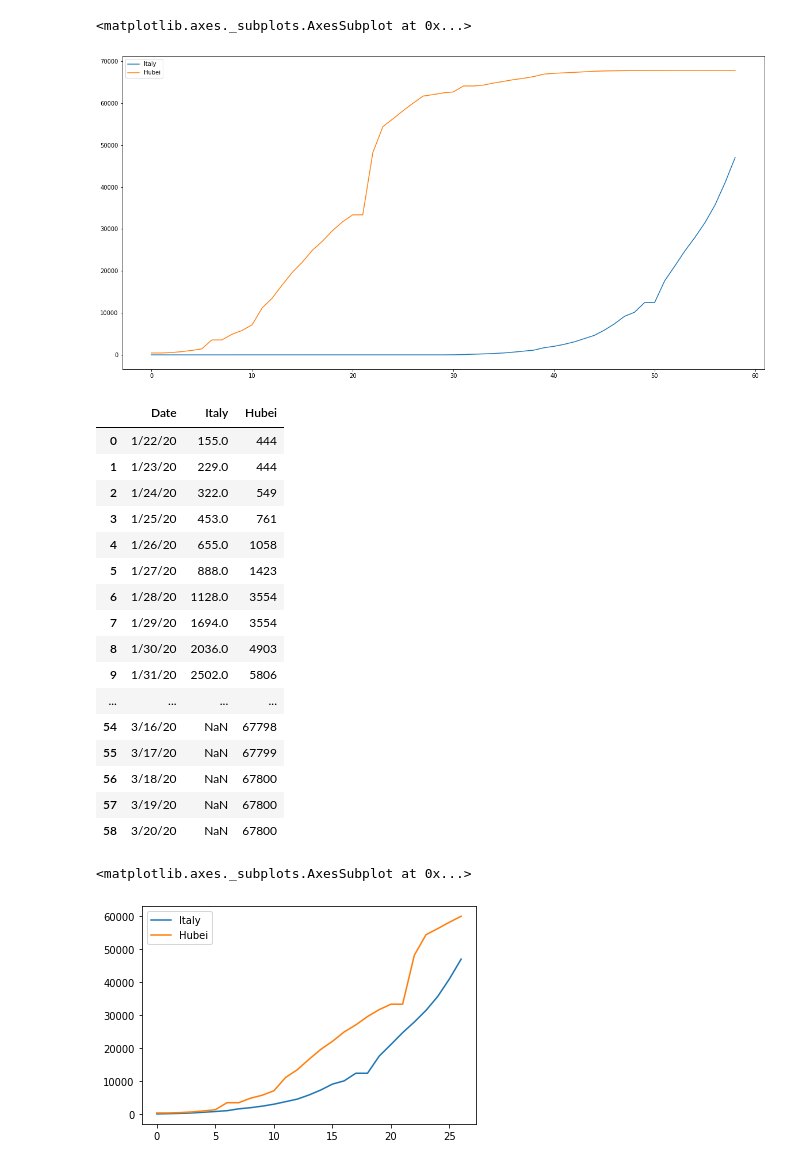
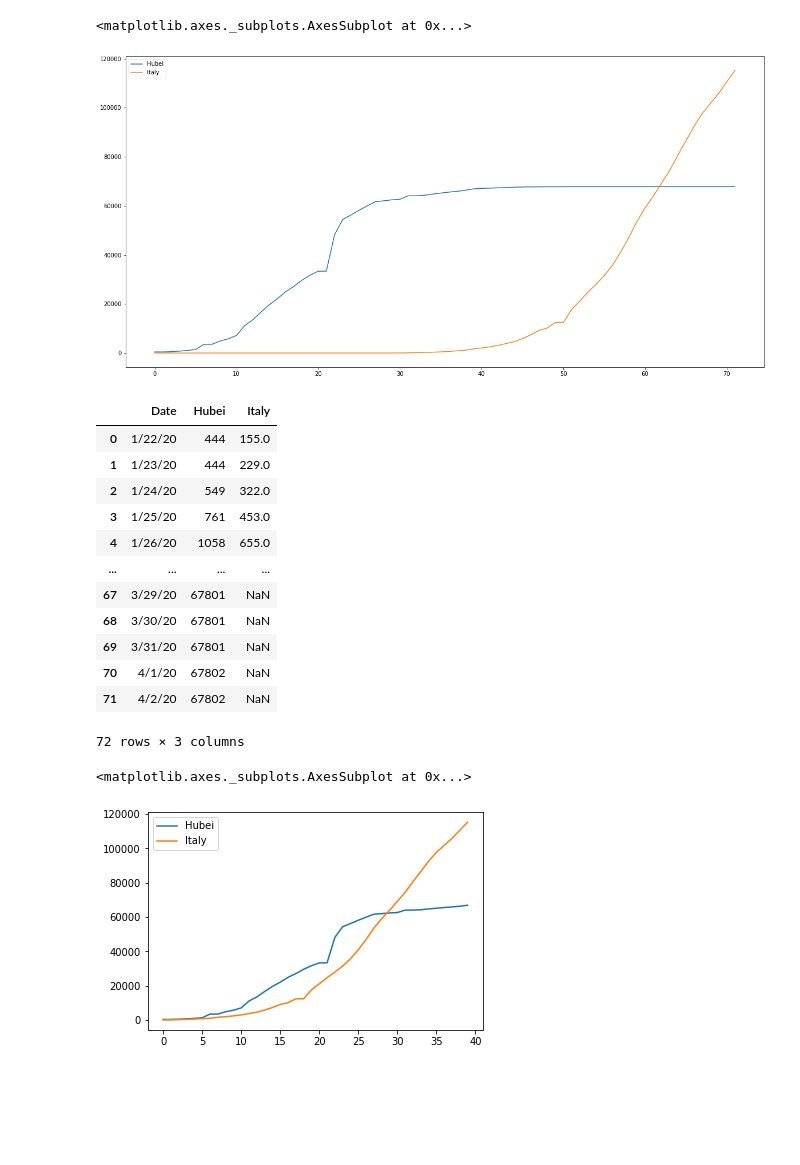
Before and after one commit to fiskker/COVID-19, a Jupyter notebook: Italy - China.ipynb, the cells around one changed output. Cells and saved outputs as stored; diff of their text form; code cells hidden in the pictures; blank space fills up the shorter version.

```diff
--- a/Italy - China.ipynb
+++ b/Italy - China.ipynb
@@ -18,33 +18,29 @@ cases_d
 # %%
 cases_d_t = cases_d.transpose()
 cases_d_t = cases_d_t.reset_index()
-cases_d_t.rename(columns={'index': 'Date', 16: 'Italy', 154: 'Hubei'}, inplace=True)
+cases_d_t.rename(columns={'index': 'Date', 137: 'Italy', 62: 'Hubei'}, inplace=True)
 cases_d_t.plot(figsize = (20, 10))
 # %% [output]
 <matplotlib.axes._subplots.AxesSubplot at 0x...>
-[figure, old version]
+[figure, new version]
 # %%
 # Shift data to outbreak start
 cases_d_t['Italy'] = cases_d_t['Italy'].shift(-32)
 cases_d_t
 # %% [output]
-|  | Date | Italy | Hubei |
-| 0 | 1/22/20 | 155.0 | 444 |
-| 1 | 1/23/20 | 229.0 | 444 |
-| 2 | 1/24/20 | 322.0 | 549 |
-| 3 | 1/25/20 | 453.0 | 761 |
-| 4 | 1/26/20 | 655.0 | 1058 |
-| 5 | 1/27/20 | 888.0 | 1423 |
-| 6 | 1/28/20 | 1128.0 | 3554 |
-| 7 | 1/29/20 | 1694.0 | 3554 |
-| 8 | 1/30/20 | 2036.0 | 4903 |
-| 9 | 1/31/20 | 2502.0 | 5806 |
+|  | Date | Hubei | Italy |
+| 0 | 1/22/20 | 444 | 155.0 |
+| 1 | 1/23/20 | 444 | 229.0 |
+| 2 | 1/24/20 | 549 | 322.0 |
+| 3 | 1/25/20 | 761 | 453.0 |
+| 4 | 1/26/20 | 1058 | 655.0 |
 | ... | ... | ... | ... |
-| 54 | 3/16/20 | NaN | 67798 |
-| 55 | 3/17/20 | NaN | 67799 |
-| 56 | 3/18/20 | NaN | 67800 |
-| 57 | 3/19/20 | NaN | 67800 |
-| 58 | 3/20/20 | NaN | 67800 |
+| 67 | 3/29/20 | 67801 | NaN |
+| 68 | 3/30/20 | 67801 | NaN |
+| 69 | 3/31/20 | 67801 | NaN |
+| 70 | 4/1/20 | 67802 | NaN |
+| 71 | 4/2/20 | 67802 | NaN |
+72 rows × 3 columns
 # %%
 count = 0
 for act_cases in cases_d_t['Italy']:
@@ -56,7 +52,7 @@ offset = cases_d_t[0:cases_count]
 offset.plot()
 # %% [output]
 <matplotlib.axes._subplots.AxesSubplot at 0x...>
-[figure, old version]
+[figure, new version]
 # %%
 italy_cases = conf.loc[conf['Country/Region'] == 'Italy']
 italy_cases = italy_cases.drop(['Province/State', 'Country/Region', 'Lat', 'Long'], axis=1)
```
Also changed, not shown: parts of 2 cells of this notebook, 5 other files.
